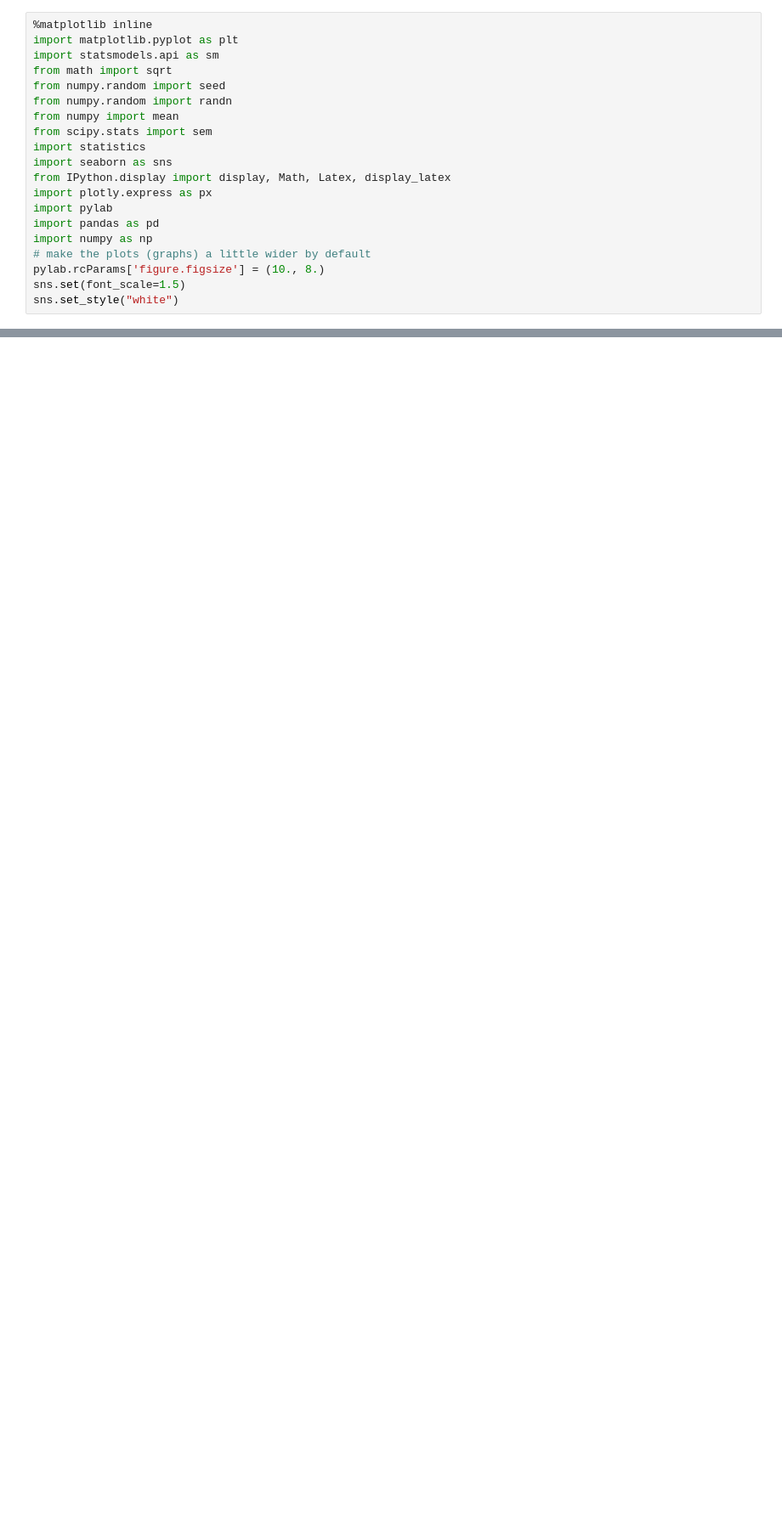
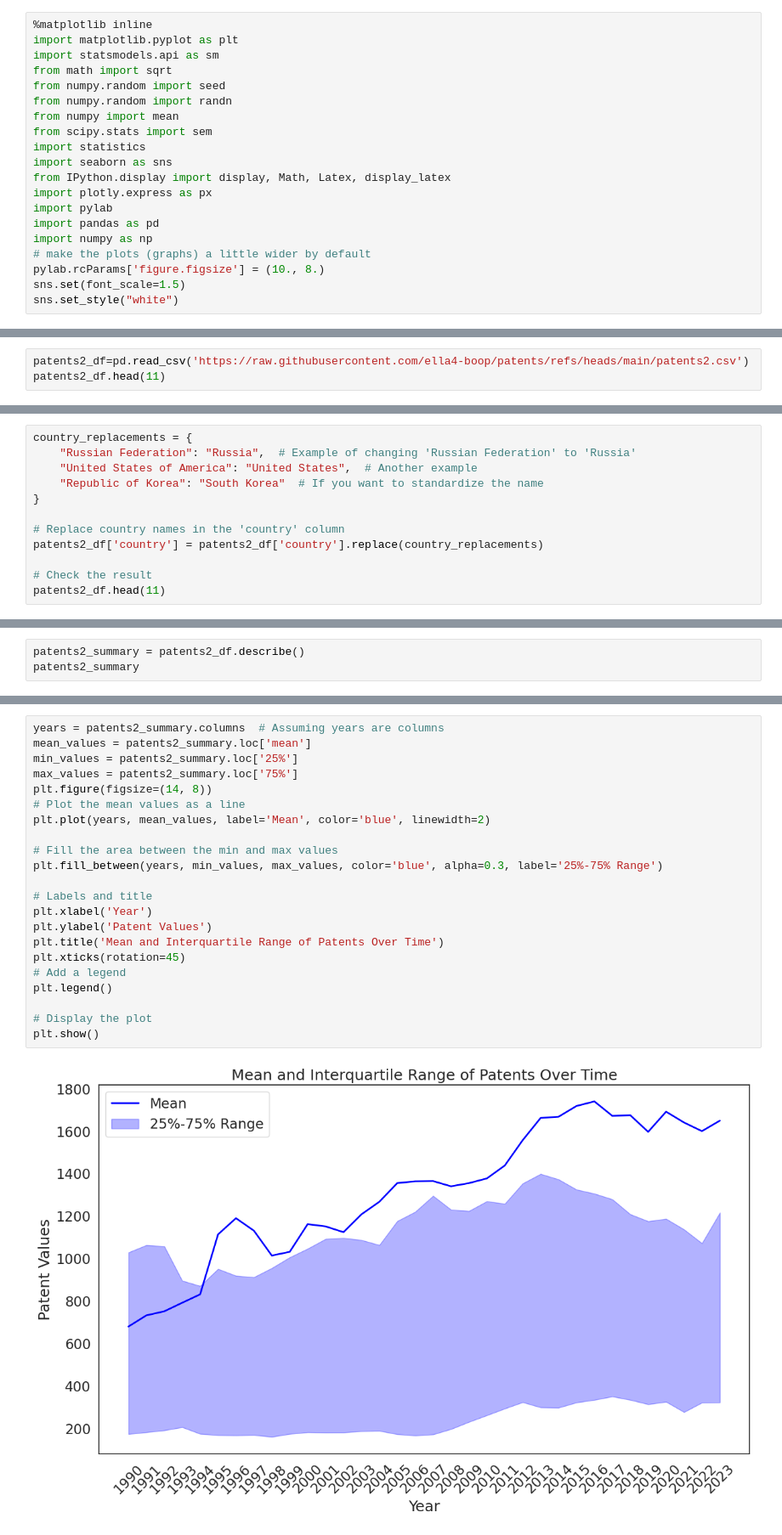
Before and after one commit to ella4-boop/patents, a Jupyter notebook: patentsandgrowth.ipynb, the cells around one changed output, grey strips where cells are left out. Shown at 85% size. Saved outputs shown, nothing was run; the diff lists cells and outputs as text; blank space fills up the shorter version.

```diff
--- a/patentsandgrowth.ipynb
+++ b/patentsandgrowth.ipynb
@@ -25,0 +117,3 @@ patents_df.head(30)
+# %%
+patents2_df=pd.read_csv('https://raw.githubusercontent.com/ella4-boop/patents/refs/heads/main/patents2.csv')
+patents2_df.head(11)
@@ -25,0 +133,12 @@ patents_df.head(30)
+# %%
+country_replacements = {
+    "Russian Federation": "Russia",  # Example of changing 'Russian Federation' to 'Russia'
+    "United States of America": "United States",  # Another example
+    "Republic of Korea": "South Korea"  # If you want to standardize the name
+}
+
+# Replace country names in the 'country' column
+patents2_df['country'] = patents2_df['country'].replace(country_replacements)
+
+# Check the result
+patents2_df.head(11)
@@ -25,0 +158,3 @@ patents_df.head(30)
+# %%
+patents2_summary = patents2_df.describe()
+patents2_summary
@@ -25,0 +172,24 @@ patents_df.head(30)
+# %%
+years = patents2_summary.columns  # Assuming years are columns
+mean_values = patents2_summary.loc['mean']
+min_values = patents2_summary.loc['25%']
+max_values = patents2_summary.loc['75%']
+plt.figure(figsize=(14, 8))
+# Plot the mean values as a line
+plt.plot(years, mean_values, label='Mean', color='blue', linewidth=2)
+
+# Fill the area between the min and max values
+plt.fill_between(years, min_values, max_values, color='blue', alpha=0.3, label='25%-75% Range')
+
+# Labels and title
+plt.xlabel('Year')
+plt.ylabel('Patent Values')
+plt.title('Mean and Interquartile Range of Patents Over Time')
+plt.xticks(rotation=45)
+# Add a legend
+plt.legend()
+
+# Display the plot
+plt.show()
+# %% [output]
+[figure, added]
```
Also changed, not shown: parts of 18 cells of this notebook.
